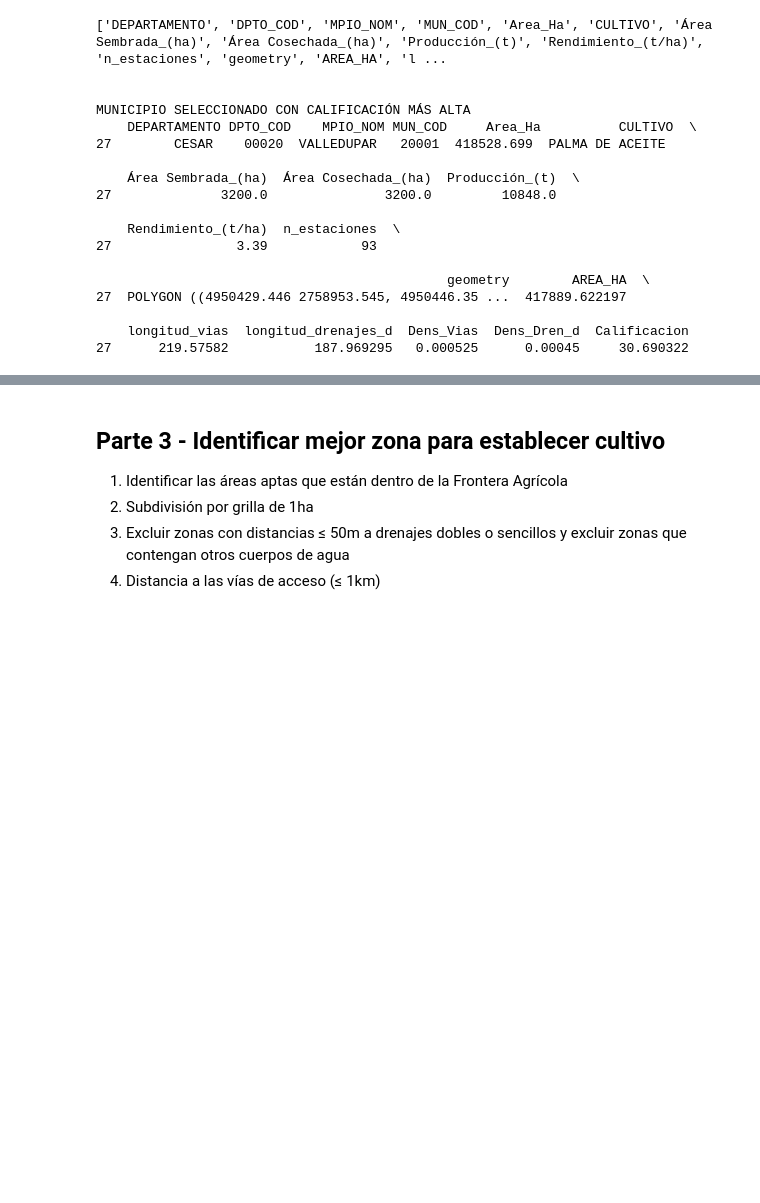
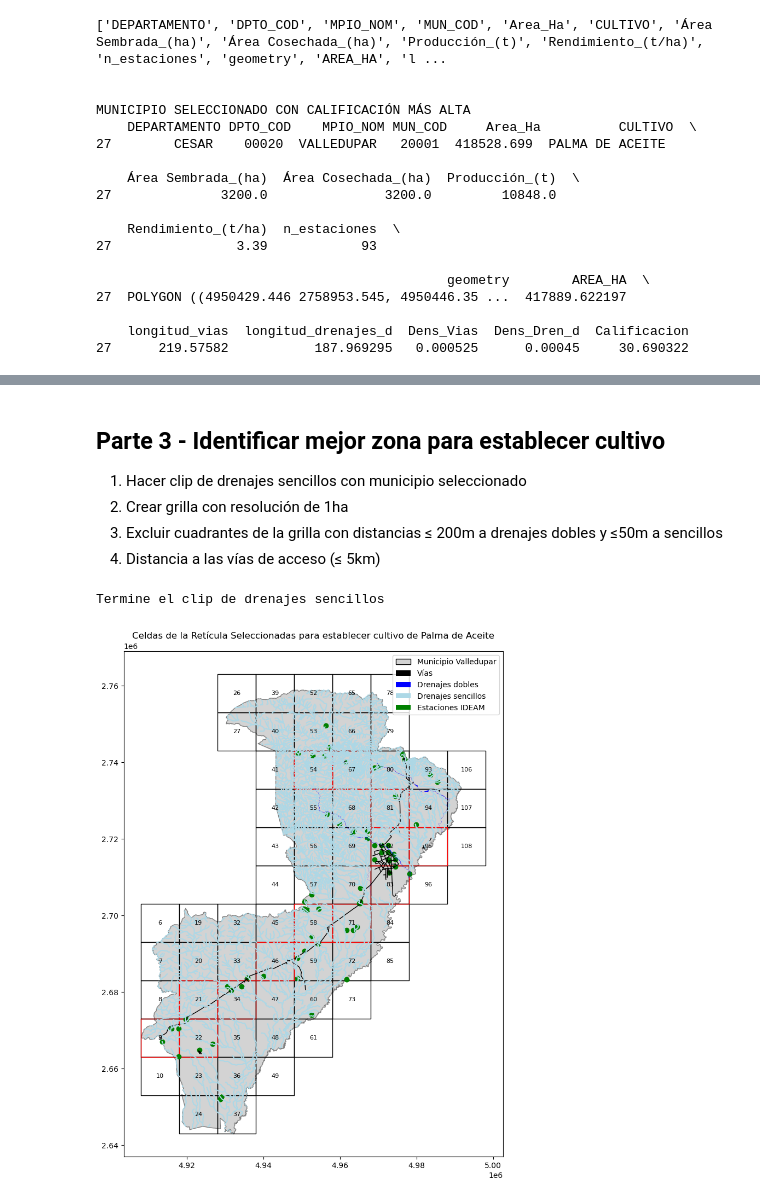
Before and after one commit to DSVRUNAL/Workshop_6, a Jupyter notebook: DSVR_Taller_Workshop6.ipynb, the cells around one changed output, grey strips where cells are left out. Cells and saved outputs as stored; diff of their text form; code cells hidden in the pictures; blank space fills up the shorter version.

```diff
--- a/DSVR_Taller_Workshop6.ipynb
+++ b/DSVR_Taller_Workshop6.ipynb
@@ -500,8 +518,12 @@ plt.show()
 # %% [markdown]
 ## Parte 3 - Identificar mejor zona para establecer cultivo
-1. Identificar las áreas aptas que están dentro de la Frontera Agrícola
-2. Subdivisión por grilla de 1ha
-3. Excluir zonas con distancias ≤ 50m a drenajes dobles o sencillos y excluir zonas que contengan otros cuerpos de agua
-5. Distancia a las vías de acceso (≤ 1km)
+1. Hacer clip de drenajes sencillos con municipio seleccionado
+2. Crear grilla con resolución de 1ha
+3. Excluir cuadrantes de la grilla con distancias ≤ 200m a drenajes dobles y ≤50m a sencillos
+4. Distancia a las vías de acceso (≤ 5km)
 # %%
-# Codigo
+# Hacer clip de los drenajes sencillos contra el municipio seleccionado
+dren_s_clip = gpd.clip(dren_s_shp,mun_sel)
+print('Termine el clip de drenajes sencillos')
+# %% [output]
+Termine el clip de drenajes sencillos
@@ -507,0 +589,45 @@ plt.show()
+# %%
+# estaciones_plt = estaciones_palma[estaciones_palma['MUN_COD']==20001]
+estaciones_palma.head()
+estaciones_palma = estaciones_palma.drop(columns='index_right')
+est_valledupar = gpd.sjoin(
+    estaciones_palma,                 # left: station points
+    mun_sel,     # right: buffer polygons
+    how='inner',            # keep only points that intersect the buffer
+    predicate='within'  # or 'within'
+)
+# %%
+
+
+#Grafica de celdas de la reticula seleccionadas
+ax1=mun_sel.plot(color="lightgrey",edgecolor="grey" , figsize=(10,12))
+
+grid.plot(ax=ax1, color="none", edgecolor='black')
+grid_f.plot(ax=ax1, color="none", edgecolor='red')
+est_valledupar.plot(ax=ax1,marker='o',color='green')
+viasplot.plot(ax=ax1, color="black", linewidth=1)
+drenplot.plot(ax=ax1, color="blue")
+dren_s_clip.plot(ax=ax1, color="lightblue")
+
+leyenda = [
+    Patch(facecolor="lightgrey", edgecolor="black", label="Municipio Valledupar"),
+    Patch(facecolor="black", label="Vías"),
+    Patch(facecolor="blue", label="Drenajes dobles"),
+    Patch(facecolor="lightblue", label="Drenajes sencillos"),
+    Patch(facecolor="green", label="Estaciones IDEAM")
+]
+
+for idx, row in grid.iterrows():
+    centroid = row['geometry'].centroid
+    ax1.text(
+        centroid.x, centroid.y,
+        str(row['id']),
+        ha='center', va='center',
+        fontsize=8, color='black'
+    )
+
+ax1.set_title('Celdas de la Retícula Seleccionadas para establecer cultivo de Palma de Aceite')
+ax1.legend(handles=leyenda, loc='upper right', frameon=True)
+plt.show()
+# %% [output]
+[figure, added]
```
Also changed, not shown: parts of 8 cells of this notebook.
